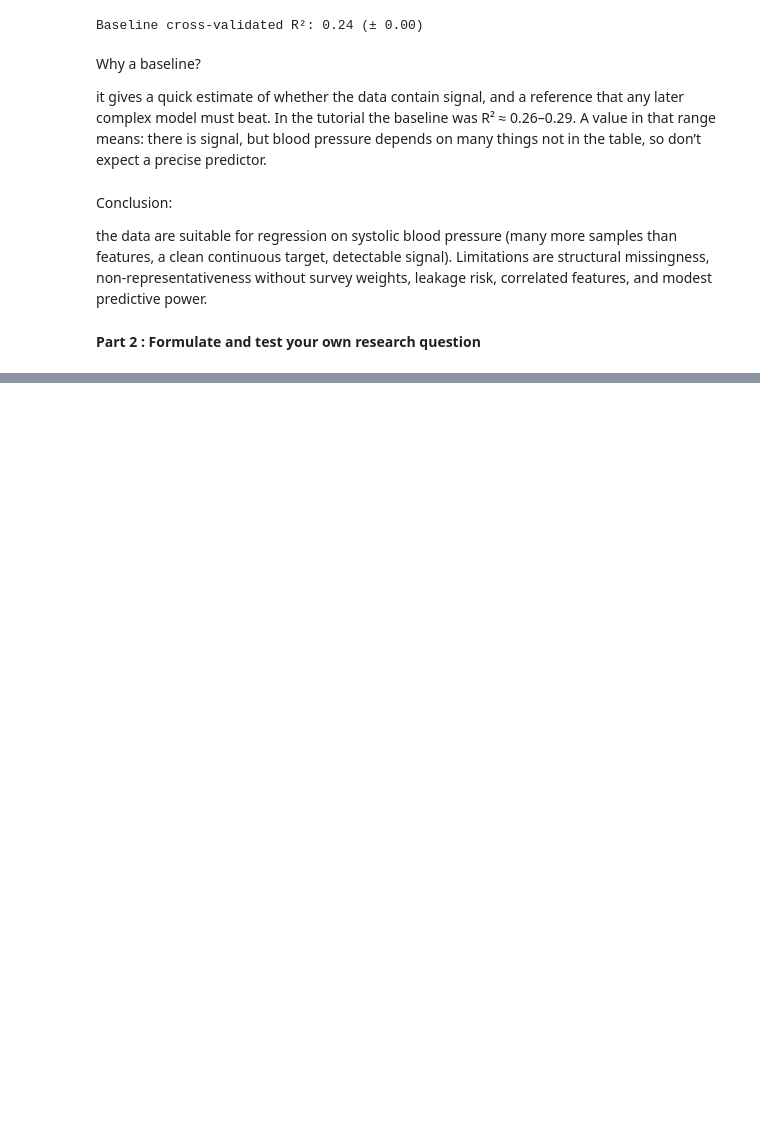
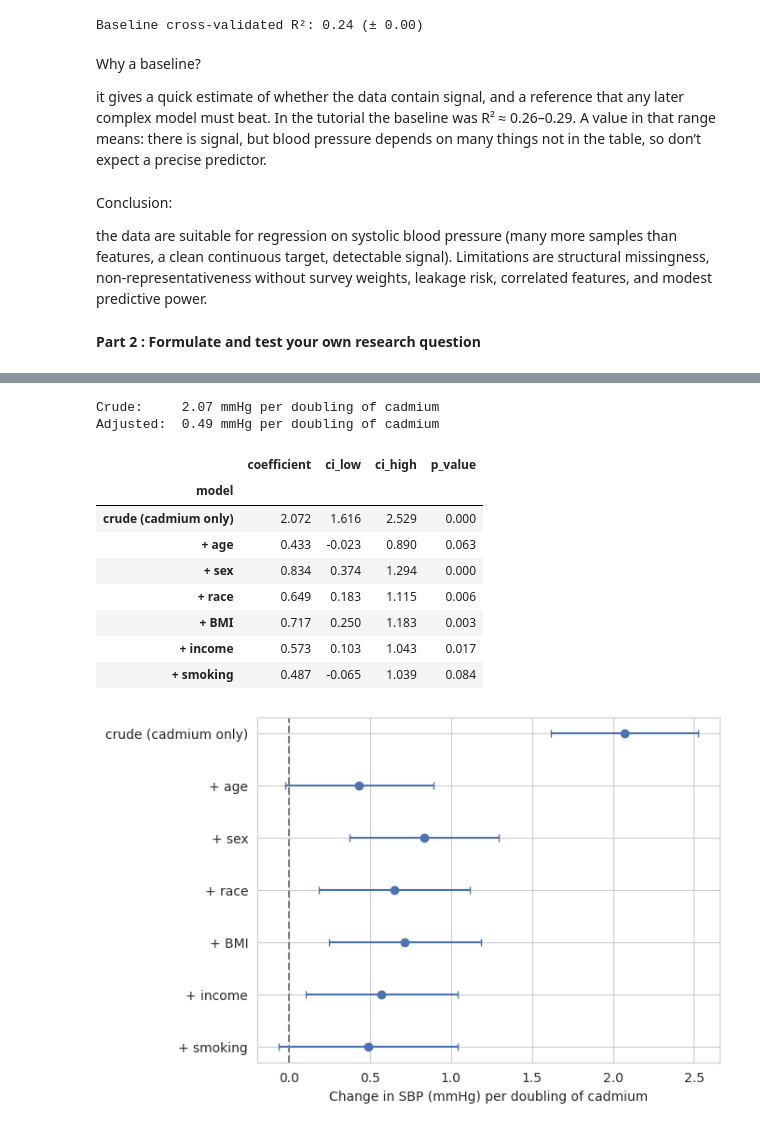
Before and after one commit to orianathevissen-web/Group-project---NHANES, a Jupyter notebook: NHANES_group_project.ipynb, the cells around one changed output, grey strips where cells are left out. Drawn from its saved outputs; the diff is of its cells as text; code cells hidden in the pictures; blank space fills up the shorter version.

```diff
--- a/NHANES_group_project.ipynb
+++ b/NHANES_group_project.ipynb
@@ -677,0 +956,8 @@ Hypothesis : ....
+# %%
+# The same linear regression as in notebook python 3 (scikit-learn). No scaling here: we WANT the coefficients in original units.
+# it gives the coefficients, but no p-values
+linear_model = LinearRegression()
+linear_model.fit(X, y)
+
+coefficients = pd.Series(linear_model.coef_, index=X.columns)
+print(coefficients.round(2))
@@ -677,0 +978,6 @@ Hypothesis : ....
+# %%
+# The same model with statsmodels. sm.add_constant adds the intercept (scikit-learn adds it automatically).
+# cov_type="HC3" = "robust standard errors" (explained below).
+X_const = sm.add_constant(X)
+adjusted_model = sm.OLS(y, X_const).fit(cov_type="HC3")
+print(adjusted_model.summary())
@@ -677,0 +1006,49 @@ Hypothesis : ....
+# %%
+# The "crude" model: cadmium alone, no confounders
+crude_model = sm.OLS(y, sm.add_constant(X[["log2cd"]])).fit(cov_type="HC3")
+print("Crude:    ", round(crude_model.params["log2cd"], 2), "mmHg per doubling of cadmium")
+print("Adjusted: ", round(adjusted_model.params["log2cd"], 2), "mmHg per doubling of cadmium")
+# %% [output]
+Crude:     2.07 mmHg per doubling of cadmium
+Adjusted:  0.49 mmHg per doubling of cadmium
+# %%
+# Add the confounders one group at a time and watch the cadmium coefficient change
+groups = [("crude (cadmium only)", ["log2cd"]),
+          ("+ age", ["RIDAGEYR"]),
+          ("+ sex", ["female"]),
+          ("+ race", [c for c in X.columns if c.startswith("race_")]),
+          ("+ BMI", ["BMXBMI"]),
+          ("+ income", ["INDFMPIR"]),
+          ("+ smoking", [c for c in X.columns if c.startswith("smoking_")])]
+
+used = []
+rows = []
+for label, new_columns in groups:
+    used = used + new_columns
+    model = sm.OLS(y, sm.add_constant(X[used])).fit(cov_type="HC3")
+    low, high = model.conf_int().loc["log2cd"]
+    rows.append({"model": label, "coefficient": model.params["log2cd"], "ci_low": low, "ci_high": high, "p_value": model.pvalues["log2cd"]})
+
+steps_table = pd.DataFrame(rows).set_index("model")
+display(steps_table.round(3))
+
+# plot: dot = coefficient, line = 95% confidence interval
+positions = np.arange(len(steps_table))[::-1]
+plt.errorbar(steps_table["coefficient"], positions,
+             xerr=[steps_table["coefficient"] - steps_table["ci_low"], steps_table["ci_high"] - steps_table["coefficient"]],
+             fmt="o", capsize=3)
+plt.axvline(0, color="grey", linestyle="--")          # 0 = no association
+plt.yticks(positions, steps_table.index)
+plt.xlabel("Change in SBP (mmHg) per doubling of cadmium")
+plt.show()
+# %% [output]
+|  | coefficient | ci_low | ci_high | p_value |
+| model |  |  |  |  |
+| crude (cadmium only) | 2.072 | 1.616 | 2.529 | 0.000 |
+| + age | 0.433 | -0.023 | 0.890 | 0.063 |
+| + sex | 0.834 | 0.374 | 1.294 | 0.000 |
+| + race | 0.649 | 0.183 | 1.115 | 0.006 |
+| + BMI | 0.717 | 0.250 | 1.183 | 0.003 |
+| + income | 0.573 | 0.103 | 1.043 | 0.017 |
+| + smoking | 0.487 | -0.065 | 1.039 | 0.084 |
+[figure, added]
```
Also changed, not shown: parts of 50 cells of this notebook.
